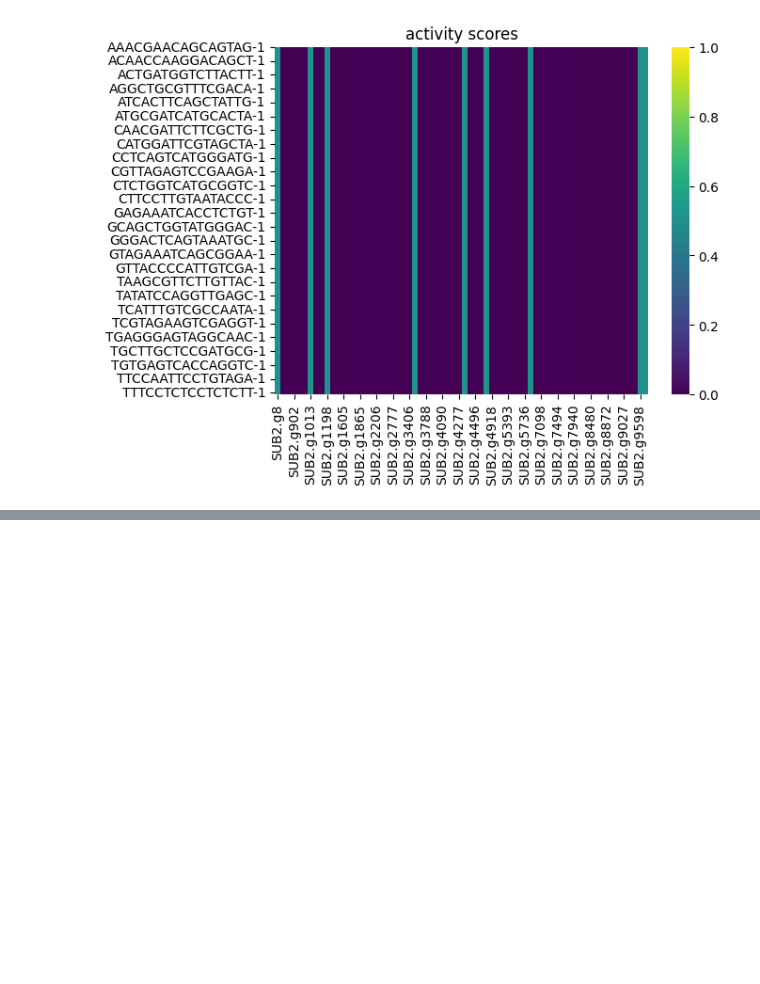
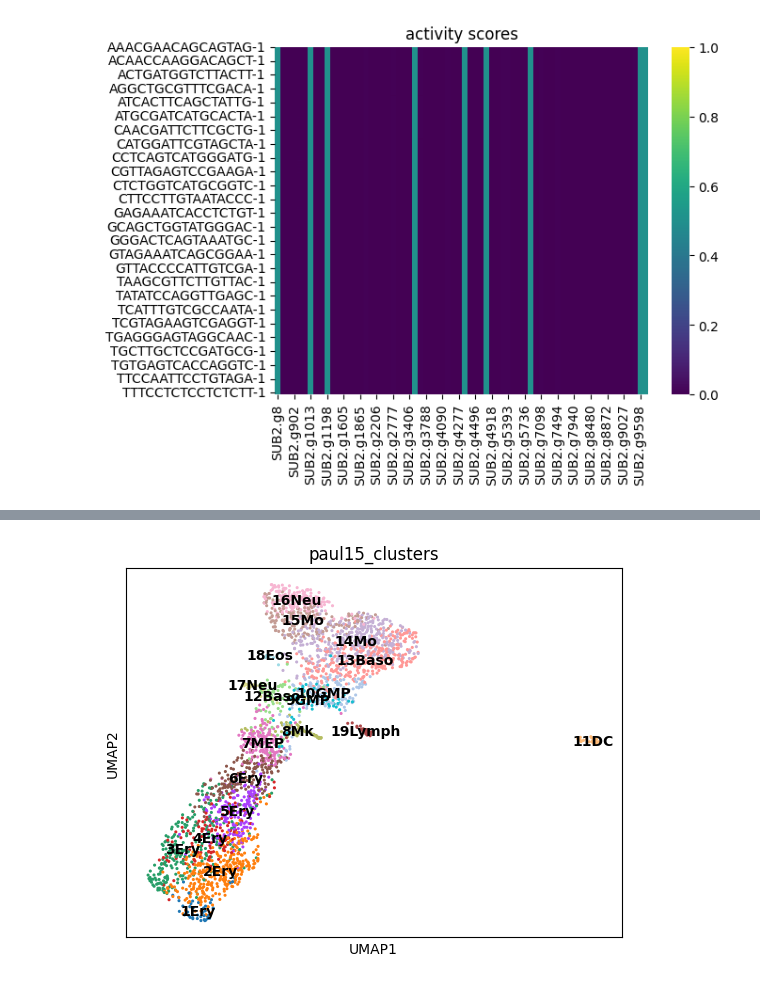
Before and after one commit to DavidWild02/BachelorThesis-ML-Gene-Interactions, a Jupyter notebook: Approach2.ipynb, the cells around one changed output, grey strips where cells are left out. Drawn from its saved outputs; the diff is of its cells as text; code cells hidden in the pictures; blank space fills up the shorter version.

```diff
--- a/Approach2.ipynb
+++ b/Approach2.ipynb
@@ -313,0 +388,11 @@ plot_activity_score_heatmap_cell_group(df_activation_scores_b)
+# %%
+# Recompute embedding with paga positions.
+sc.tl.umap(paul_data, init_pos='paga')
+sc.pl.umap(
+    paul_data,
+    color="paul15_clusters",
+    size=20,
+    legend_loc="on data"
+)
+# %% [output]
+[figure, added]
```
Also changed, not shown: parts of 11 cells of this notebook.
